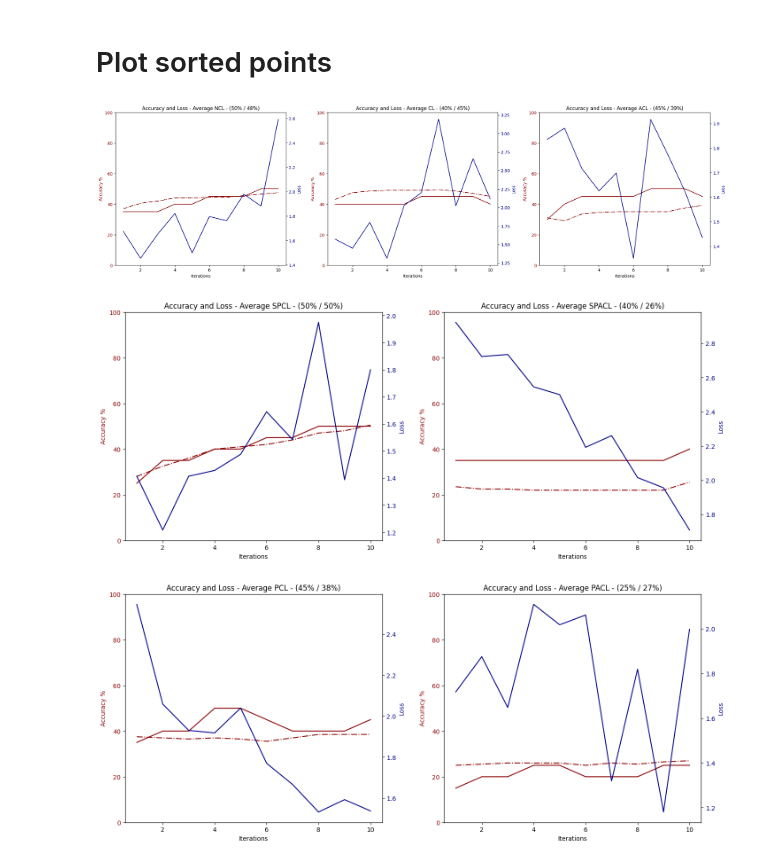
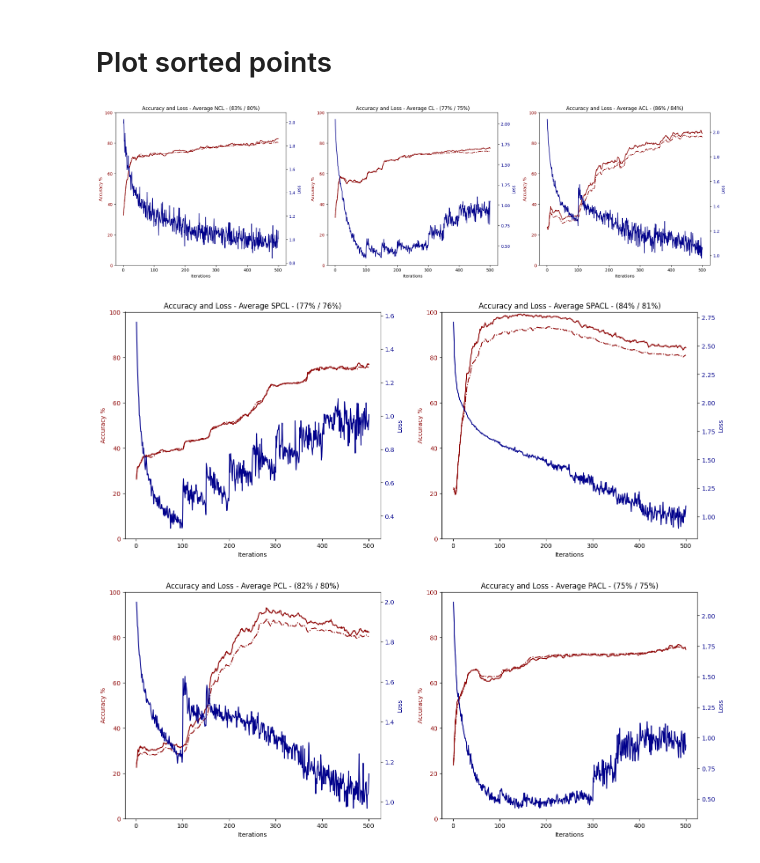
Before and after one commit to erikrecio/qurriculum_learning, a Jupyter notebook: Phase Recognition/main_penny5-jaxopt.ipynb, the cells around one changed output. Drawn from its saved outputs; the diff is of its cells as text; code cells hidden in the pictures.

```diff
--- a/Phase Recognition/main_penny5-jaxopt.ipynb
+++ b/Phase Recognition/main_penny5-jaxopt.ipynb
@@ -1246,10 +1246,10 @@ def plots_sorted_points(nqubits, num_iters, num_runs, time_now, file_name, only_
 # %%
 from matplotlib.gridspec import GridSpec
 
-nqubits = 4
-num_iters = 10
-num_runs = 2
-time_now = "2024-04-17 18-07-11"
+# nqubits = 4
+# num_iters = 10
+# num_runs = 2
+time_now = "2024-04-17 18-20-20"
 
 arr_file_names = [["NCL","CL","ACL"], ["SPCL","SPACL"], ["PCL", "PACL"]]
 
@@ -1283,33 +1283,33 @@ for file_names in arr_file_names:
                 losses = sum(all_runs_losses)/num_runs
                 acc_train = sum(all_runs_acc_train)/num_runs
                 acc_val = sum(all_runs_acc_val)/num_runs
 
                 iterations = range(1, num_iters+1)
 
                 color1 = 'darkred'
                 axis[i].set_xlabel('Iterations')
                 axis[i].set_ylabel('Accuracy %', color=color1)
                 axis[i].plot(iterations, acc_train, label="Training", color=color1)
                 axis[i].plot(iterations, acc_val, '-.', label="Validation", color=color1)
                 axis[i].tick_params(axis='y', labelcolor=color1)
                 axis[i].set_ylim(0,100)
 
                 ax2 = axis[i].twinx()  # instantiate a second axes that shares the same x-axis
 
                 color2 = 'darkblue'
                 ax2.set_ylabel('Loss', color=color2)  # we already handled the x-label with axis[0]
                 ax2.plot(iterations, losses, label="Loss", color=color2)
                 ax2.tick_params(axis='y', labelcolor=color2)
                 # ax2.set_ylim(bottom=0)
 
                 # fig.tight_layout()  # otherwise the right y-label is slightly clipped
                 # plt.legend()
                 axis[i].set_title(f"Accuracy and Loss - Average {file_name} - ({round(acc_train[num_iters-1])}% / {round(acc_val[num_iters-1])}%)")
 
                 i += 1
 
         plt.show()
 # %% [output]
-[figure, old version]
+[figure, new version]
-[figure, old version]
+[figure, new version]
-[figure, old version]
+[figure, new version]
```
Also changed, not shown: parts of 1 cell of this notebook, 9 other files.
